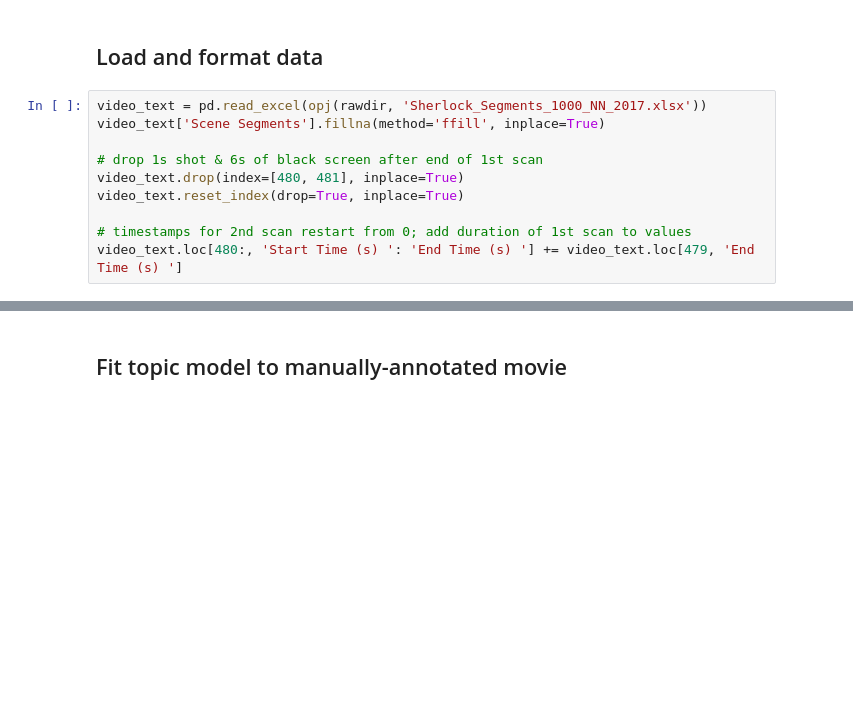
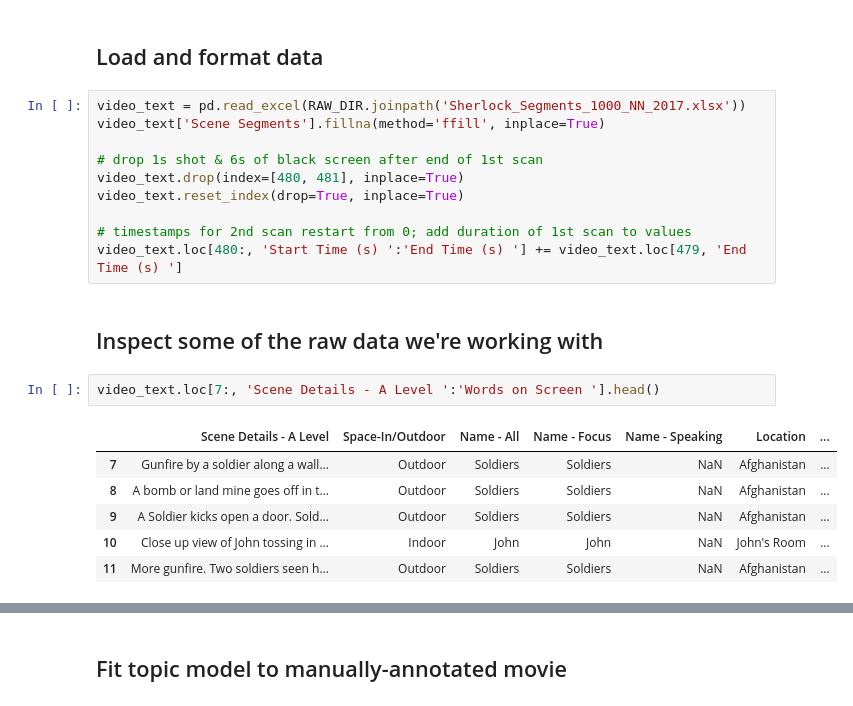
Before and after one commit to ContextLab/sherlock-topic-model-paper, a Jupyter notebook: code/notebooks/main/topic_model_analysis.ipynb, the cells around one changed output, grey strips where cells are left out. Cells and saved outputs as stored; diff of their text form; blank space fills up the shorter version.

```diff
--- a/code/notebooks/main/topic_model_analysis.ipynb
+++ b/code/notebooks/main/topic_model_analysis.ipynb
@@ -48,7 +58,7 @@ datadir = '../../../data/processed/'
 # %% [markdown]
 ## Load and format data
 # %%
-video_text = pd.read_excel(opj(rawdir, 'Sherlock_Segments_1000_NN_2017.xlsx'))
+video_text = pd.read_excel(RAW_DIR.joinpath('Sherlock_Segments_1000_NN_2017.xlsx'))
 video_text['Scene Segments'].fillna(method='ffill', inplace=True)
 
 # drop 1s shot & 6s of black screen after end of 1st scan
@@ -56,4 +66,15 @@ video_text.drop(index=[480, 481], inplace=True)
 video_text.reset_index(drop=True, inplace=True)
 
 # timestamps for 2nd scan restart from 0; add duration of 1st scan to values
-video_text.loc[480:, 'Start Time (s) ': 'End Time (s) '] += video_text.loc[479, 'End Time (s) ']
+video_text.loc[480:, 'Start Time (s) ':'End Time (s) '] += video_text.loc[479, 'End Time (s) ']
+# %% [markdown]
+## Inspect some of the raw data we're working with
+# %%
+video_text.loc[7:, 'Scene Details - A Level ':'Words on Screen '].head()
+# %% [output]
+|  | Scene Details - A Level | Space-In/Outdoor | Name - All | Name - Focus | Name - Speaking | Location | ... |
+| 7 | Gunfire by a soldier along a wall... | Outdoor | Soldiers | Soldiers | NaN | Afghanistan | ... |
+| 8 | A bomb or land mine goes off in t... | Outdoor | Soldiers | Soldiers | NaN | Afghanistan | ... |
+| 9 | A Soldier kicks open a door. Sold... | Outdoor | Soldiers | Soldiers | NaN | Afghanistan | ... |
+| 10 | Close up view of John tossing in ... | Indoor | John | John | NaN | John's Room | ... |
+| 11 | More gunfire. Two soldiers seen h... | Outdoor | Soldiers | Soldiers | NaN | Afghanistan | ... |
```
Also changed, not shown: parts of 16 cells of this notebook, 2 other files.
